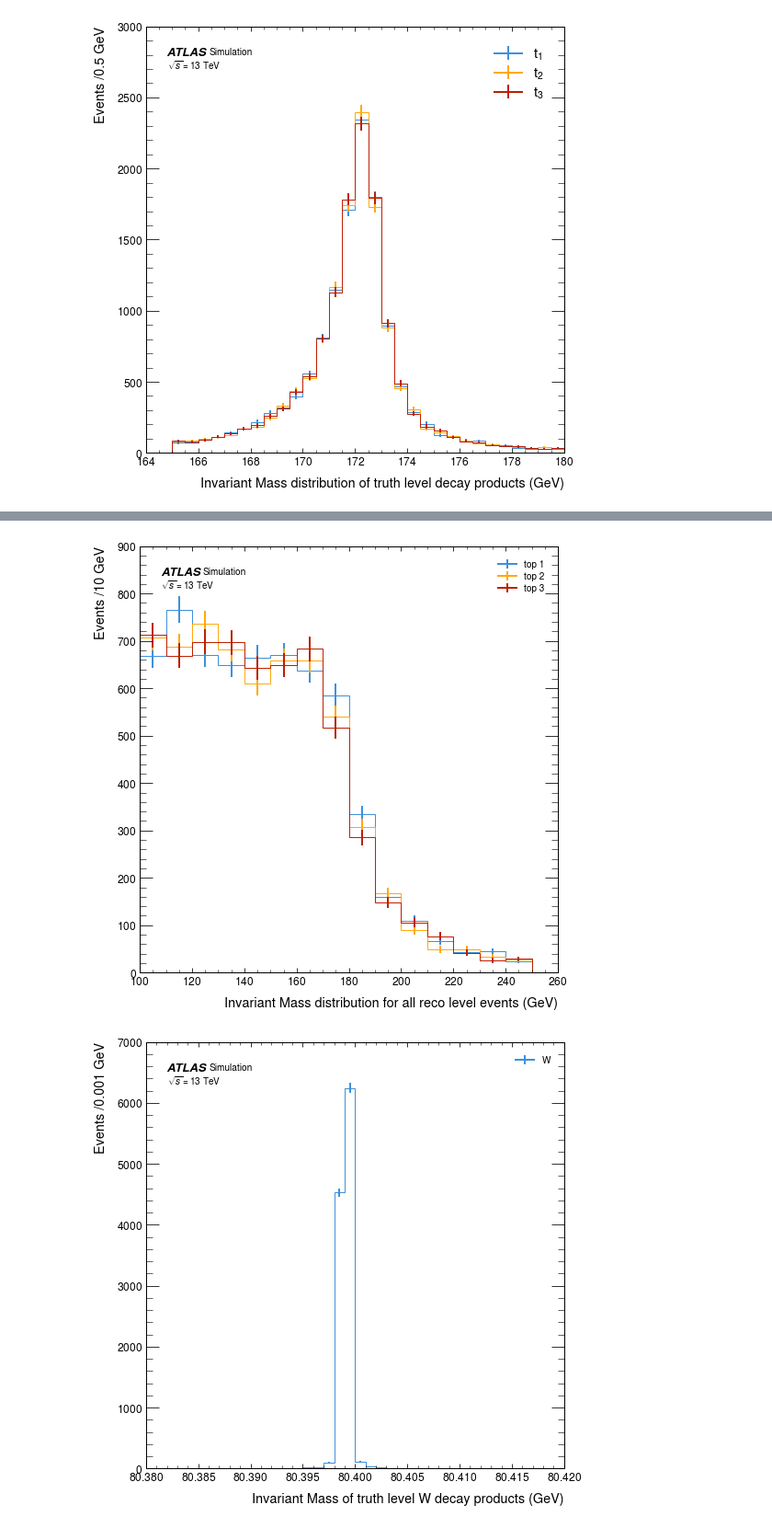
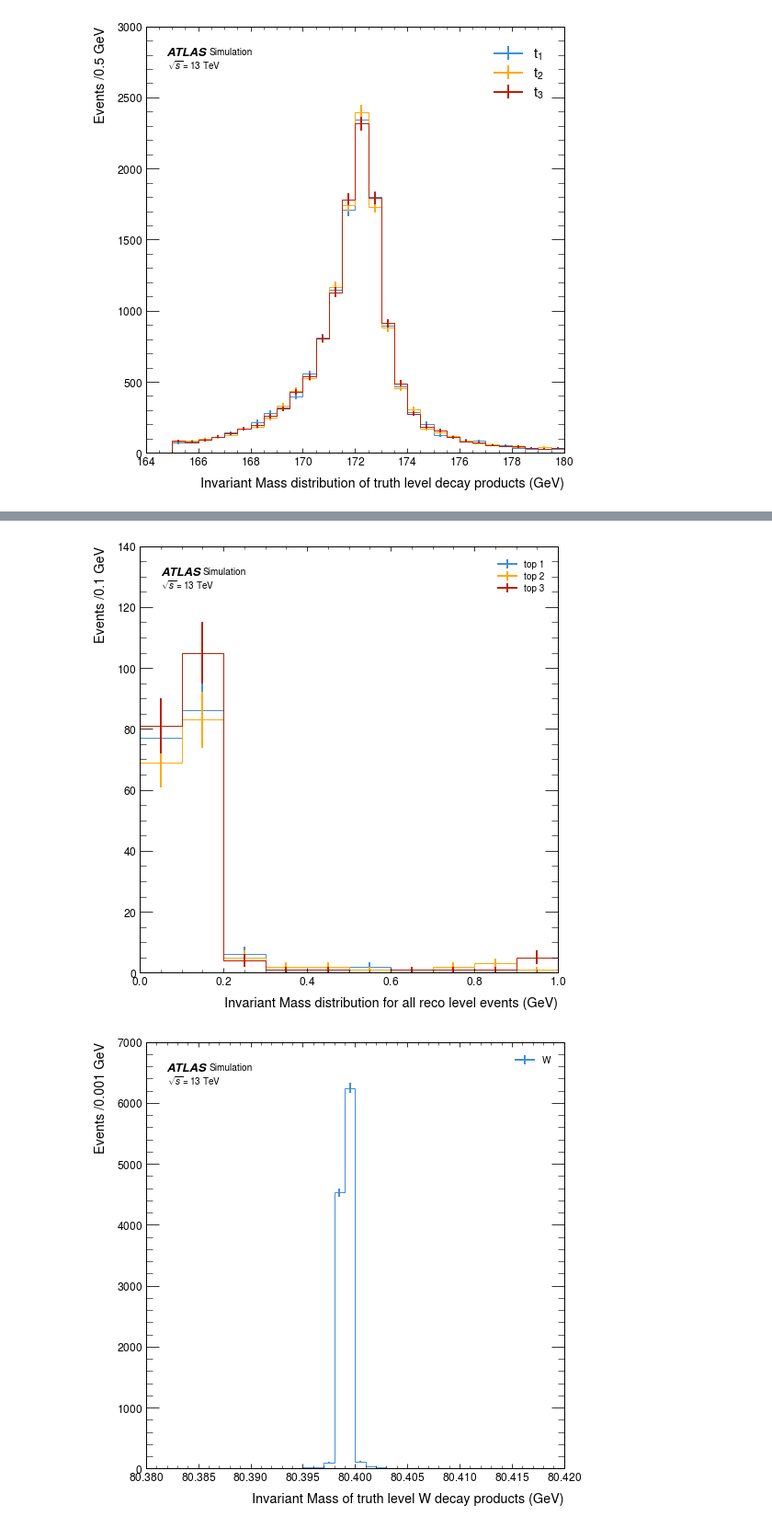
Before and after one commit to archiebrooks02/MPHYS-4Top, a Jupyter notebook: matching.ipynb, the cells around one changed output, grey strips where cells are left out. Shown at 92% size. Drawn from its saved outputs; the diff is of its cells as text; code cells hidden in the pictures.

```diff
--- a/matching.ipynb
+++ b/matching.ipynb
@@ -303,11 +414,11 @@ top_3_3tj = ak.flatten(np.sum(top_3_particles_3tj, axis=1))
 # %%
 fig, ax = plt.subplots(nrows = 1, ncols = 1, figsize = (8,8))
-histogram([top_1_3tj.m, top_2_3tj.m, top_3_3tj.m], 15, ['top 1', 'top 2', 'top 3'], ax, density = False, x_units='GeV', set_range=(100,250))
+histogram([top_1_3tj.m, top_2_3tj.m, top_3_3tj.m], 10, ['top 1', 'top 2', 'top 3'], ax, density = False, x_units='GeV', set_range=(0,1))
 ax.set_xlabel(r'Invariant Mass distribution for all reco level events (GeV)')
 plt.subplots_adjust(hspace=0.25)
 plt.show()
 # %% [output]
-[figure, old version]
+[figure, new version]
 # %%
 tree3W = uproot.open(directory + "tttW_skim_with_truth_2810_0.root")
 events_3tW_jets = tree3W["Delphes;1"]["Jet"].arrays(['Jet.PT','Jet.Eta','Jet.Phi','Jet.Mass','Jet.BTag'])
```
Also changed, not shown: parts of 22 cells of this notebook.
